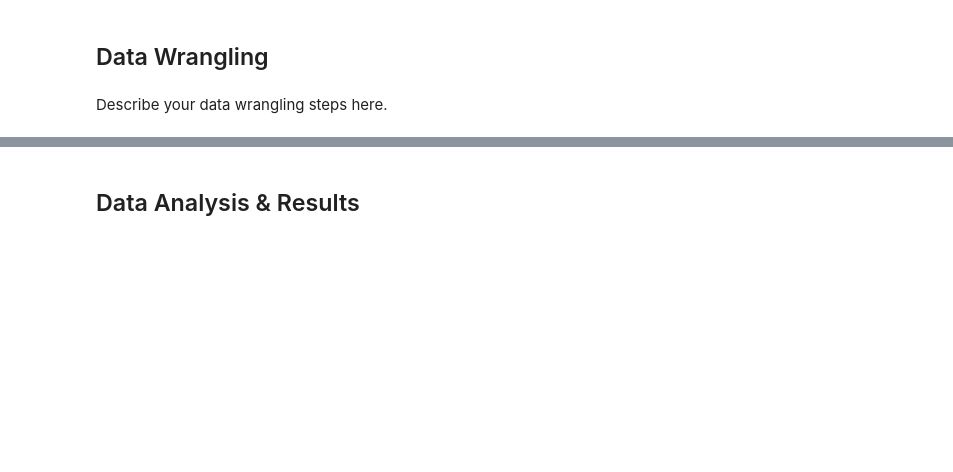
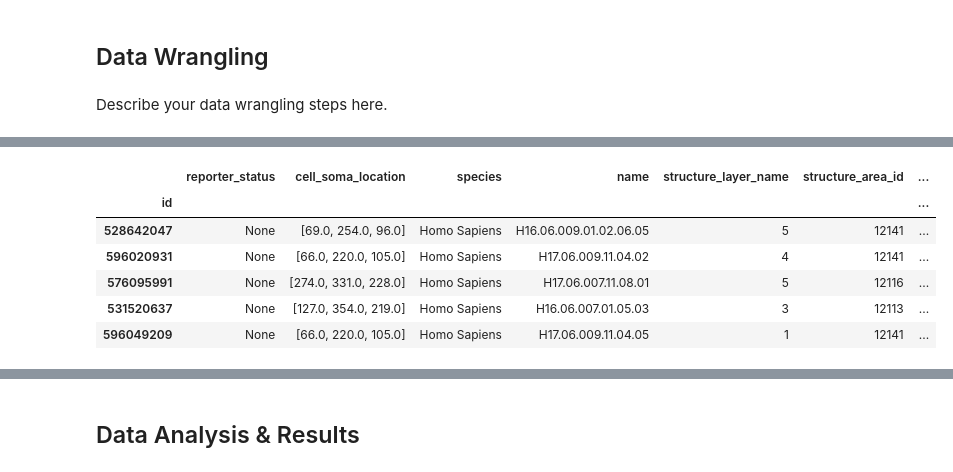
Before and after one commit to cbn003/CellTypes, a Jupyter notebook: CellTypesProject.ipynb, the cells around one changed output, grey strips where cells are left out. Cells and saved outputs as stored; diff of their text form; code cells hidden in the pictures; blank space fills up the shorter version.

```diff
--- a/CellTypesProject.ipynb
+++ b/CellTypesProject.ipynb
@@ -72,0 +86,11 @@ mouse_df.head(5) # Showcasing the first 5 rows of this dataframe
+# %%
+# Checking the dataframe to ensure it has the correct rows
+human_aspiny.head(5)
+# %% [output]
+|  | reporter_status | cell_soma_location | species | name | structure_layer_name | structure_area_id | ... |
+| id |  |  |  |  |  |  | ... |
+| 528642047 | None | [69.0, 254.0, 96.0] | Homo Sapiens | H16.06.009.01.02.06.05 | 5 | 12141 | ... |
+| 596020931 | None | [66.0, 220.0, 105.0] | Homo Sapiens | H17.06.009.11.04.02 | 4 | 12141 | ... |
+| 576095991 | None | [274.0, 331.0, 228.0] | Homo Sapiens | H17.06.007.11.08.01 | 5 | 12116 | ... |
+| 531520637 | None | [127.0, 354.0, 219.0] | Homo Sapiens | H16.06.007.01.05.03 | 3 | 12113 | ... |
+| 596049209 | None | [66.0, 220.0, 105.0] | Homo Sapiens | H17.06.009.11.04.05 | 1 | 12141 | ... |
```
Also changed, not shown: parts of 16 cells of this notebook.
